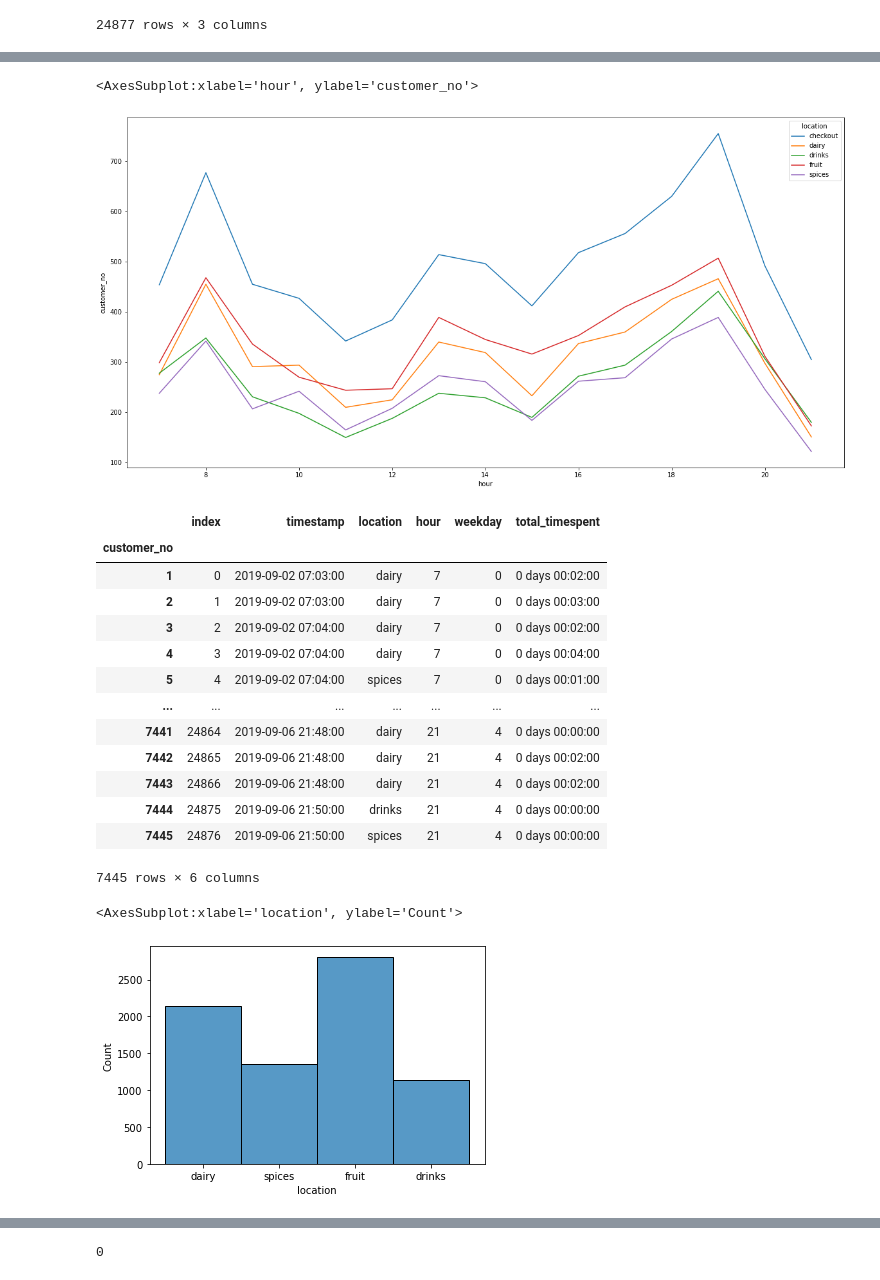
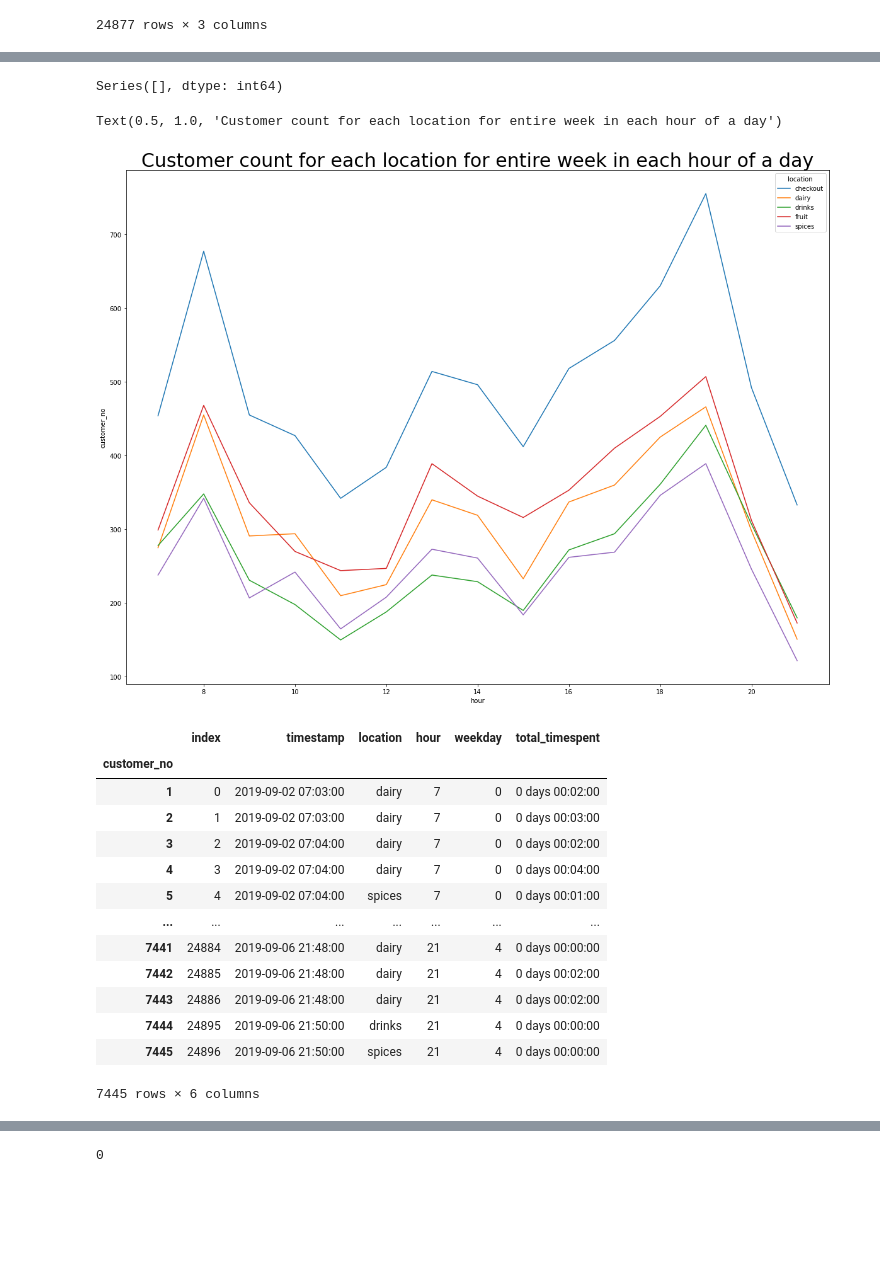
Before and after one commit to abhisrn1986/SupermarketSimulation, a Jupyter notebook: MarkovSimulation/data_exploration_abhishek.ipynb, the cells around one changed output, grey strips where cells are left out. Cells and saved outputs as stored; diff of their text form; code cells hidden in the pictures; blank space fills up the shorter version.

Commit message:
Added more plots and refactored them

```diff
--- a/MarkovSimulation/data_exploration_abhishek.ipynb
+++ b/MarkovSimulation/data_exploration_abhishek.ipynb
@@ -4,10 +4,19 @@ import numpy as np
 import matplotlib.pyplot as plt
 import seaborn as sns
 
+g_figsize = (20,15)
+g_title_fontsize = 30
 
+
+# add the checkout rows for customers who dont have a checkout timestamp
 def add_missing_checkouts(df, checkout_label = 'checkout') :
-    add_rows = df.groupby('customer_no').filter(lambda x : all(x['location'] != 'checkout'))
+    add_rows = df.groupby('customer_no').filter(lambda x : all(x['location'] != 'checkout')).groupby('customer_no').agg({'timestamp':max})
     add_rows['location'] = checkout_label
+
+    # we need to have an index here to properly concatenate the rows
+    # to the initial supermarket dataframes
+    add_rows.reset_index(inplace=True)
+
     return pd.concat([df, add_rows], ignore_index=True)
 # %%
 mon_df=pd.read_csv("monday.csv",sep=";")
@@ -43,3 +51,15 @@ all_days_df
 | 24875 | 2019-09-06 21:50:00 | 1509 | drinks |
 | 24876 | 2019-09-06 21:50:00 | 1510 | spices |
 24877 rows × 3 columns
+# %%
+# check the number of customers who have no checkout information
+no_checkout_df = pd.DataFrame(columns=['weekday', 'customers_count'])
+for df in [mon_df, tue_df, wed_df, thu_df, fri_df]:
+    weekday = pd.to_datetime(df['timestamp'][0]).weekday()
+    print(f"The customers with no checkout information for day {weekday}")
+    no_checkout_customers_list = df.groupby('customer_no').filter(lambda x : all(x['location'] != 'checkout')).groupby('customer_no').agg({'timestamp':max}).index.values
+    print(no_checkout_customers_list)
+    print("---------------------------------------------------------------------------")
+    no_checkout_df = no_checkout_df.append({"weekday": weekday, "customers_count":  len(no_checkout_customers_list)}, ignore_index=True)
+
+no_checkout_df
@@ -48,6 +99,6 @@ all_days_df
 all_days_df = pd.DataFrame()
 
 for df in [mon_df, tue_df, wed_df, thu_df, fri_df]:
-    all_days_df = all_days_df.append(add_missing_checkouts(df))
+    all_days_df = all_days_df.append(add_missing_checkouts(df), ignore_index=True)
 
 all_days_df
@@ -154,11 +190,17 @@ Length: 79, dtype: int64
+# %%
+all_days_df.groupby('customer_no').filter(lambda x : all(x['location'] != 'checkout')).value_counts()
+# %% [output]
+Series([], dtype: int64)
 # %%
 customer_no_per_section_hour = all_days_df.groupby(["location", "hour"])['customer_no'].count()
 customer_no_per_section_hour = customer_no_per_section_hour.reset_index()
-plt.figure(figsize=(20,10))
-sns.lineplot(data=customer_no_per_section_hour, x="hour", y="customer_no", hue="location")
+plt.figure(figsize=g_figsize)
+sns.lineplot(data=customer_no_per_section_hour, x="hour", y="customer_no", hue="location")\
+    .set_title("Customer count for each location for entire week in each hour of a day",
+    fontsize = g_title_fontsize)
 # %% [output]
-<AxesSubplot:xlabel='hour', ylabel='customer_no'>
+Text(0.5, 1.0, 'Customer count for each location for entire week in each hour of a day')
-[figure, old version]
+[figure, new version]
 # %%
 
 all_days_df_cust_no= all_days_df.reset_index().groupby("customer_no")["timestamp"].agg(lambda x : np.max(x)-np.min(x))
@@ -179,15 +221,9 @@ all_days_df_cust_no
 | 4 | 3 | 2019-09-02 07:04:00 | dairy | 7 | 0 | 0 days 00:04:00 |
 | 5 | 4 | 2019-09-02 07:04:00 | spices | 7 | 0 | 0 days 00:01:00 |
 | ... | ... | ... | ... | ... | ... | ... |
-| 7441 | 24864 | 2019-09-06 21:48:00 | dairy | 21 | 4 | 0 days 00:00:00 |
-| 7442 | 24865 | 2019-09-06 21:48:00 | dairy | 21 | 4 | 0 days 00:02:00 |
-| 7443 | 24866 | 2019-09-06 21:48:00 | dairy | 21 | 4 | 0 days 00:02:00 |
-| 7444 | 24875 | 2019-09-06 21:50:00 | drinks | 21 | 4 | 0 days 00:00:00 |
-| 7445 | 24876 | 2019-09-06 21:50:00 | spices | 21 | 4 | 0 days 00:00:00 |
+| 7441 | 24884 | 2019-09-06 21:48:00 | dairy | 21 | 4 | 0 days 00:00:00 |
+| 7442 | 24885 | 2019-09-06 21:48:00 | dairy | 21 | 4 | 0 days 00:02:00 |
+| 7443 | 24886 | 2019-09-06 21:48:00 | dairy | 21 | 4 | 0 days 00:02:00 |
+| 7444 | 24895 | 2019-09-06 21:50:00 | drinks | 21 | 4 | 0 days 00:00:00 |
+| 7445 | 24896 | 2019-09-06 21:50:00 | spices | 21 | 4 | 0 days 00:00:00 |
 7445 rows × 6 columns
-# %%
-
-sns.histplot(all_days_df_cust_no['location'])
-# %% [output]
-<AxesSubplot:xlabel='location', ylabel='Count'>
-[figure, removed]
```
Also changed, not shown: parts of 14 cells of this notebook.
